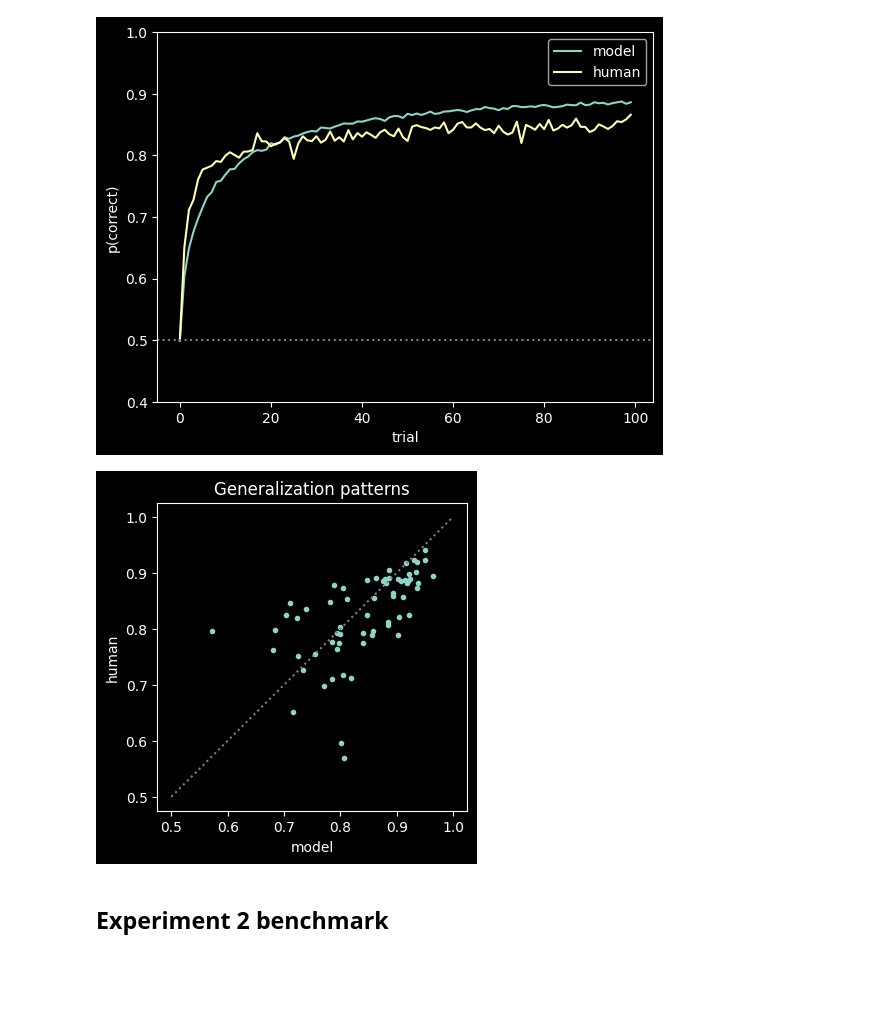
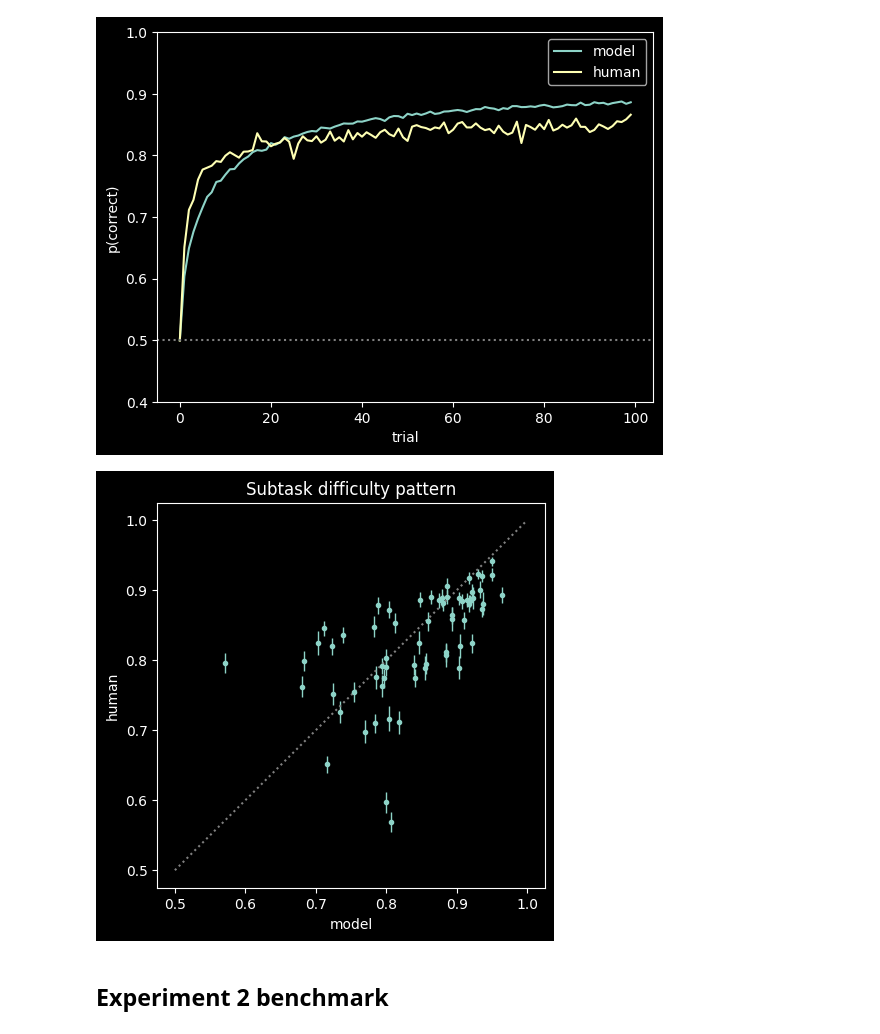
Before and after one commit to himjl/hobj, a Jupyter notebook: examples/score_example_models.ipynb, the cells around one changed output. Drawn from its saved outputs; the diff is of its cells as text; code cells hidden in the pictures; blank space fills up the shorter version.

```diff
--- a/examples/score_example_models.ipynb
+++ b/examples/score_example_models.ipynb
@@ -59,15 +59,23 @@ plt.show()
 MSEn 95% confidence interval: [0.005, 0.006]
 [figure]
 # %%
-plt.figure(figsize = (4, 4))
-plt.plot(result1.model_statistics.phat.mean('trial'), benchmark1.target_statistics.phat.mean('trial'), marker='.', lw =0)
+plt.figure(figsize = (5, 5))
+plt.errorbar(
+    result1.model_statistics.phat.mean('trial'),
+    benchmark1.target_statistics.phat.mean('trial'),
+    xerr=result1.model_statistics.boot_phat.mean('trial').std(dim='boot_iter', ddof=1),
+    yerr=benchmark1.target_statistics.boot_phat.mean('trial').std(dim='boot_iter', ddof=1),
+    marker='.',
+    lw =0,
+    elinewidth=1
+)
 plt.xlabel('model')
 plt.ylabel('human')
-plt.title('Generalization patterns')
+plt.title('Subtask difficulty pattern')
 plt.plot([0.5, 1], [0.5, 1], ls = ':', color = 'gray')
 plt.show()
 # %% [output]
-[figure, old version]
+[figure, new version]
 # %% [markdown]
 ## Experiment 2 benchmark
 # %%
```
Also changed, not shown: parts of 1 cell of this notebook.
